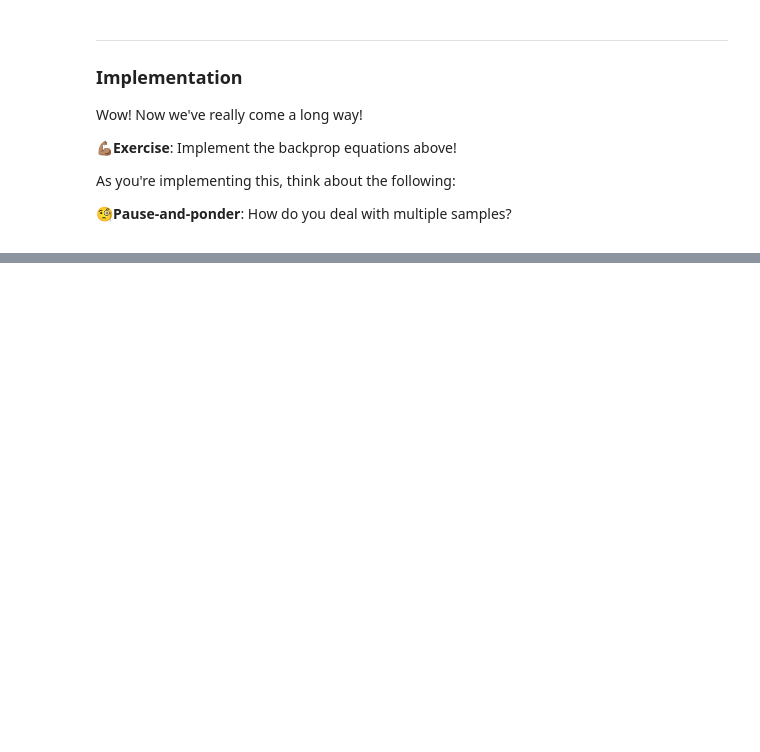
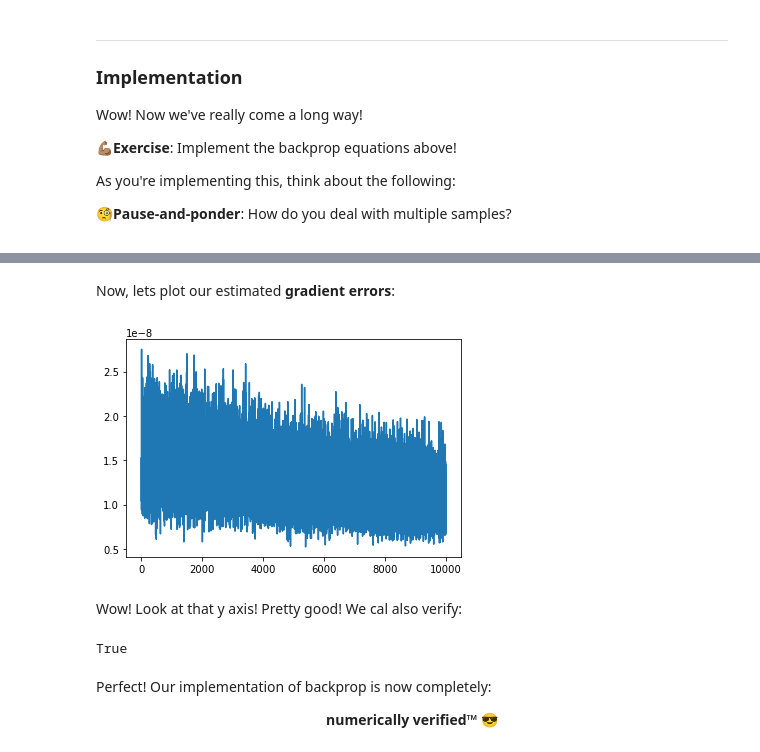
Before and after one commit to diego898/ds5440-fall-2020, a Jupyter notebook: nbs/NN-Walkthrough.ipynb, the cells around one changed output, grey strips where cells are left out. Drawn from its saved outputs; the diff is of its cells as text; code cells hidden in the pictures; blank space fills up the shorter version.

```diff
--- a/nbs/NN-Walkthrough.ipynb
+++ b/nbs/NN-Walkthrough.ipynb
@@ -1868,0 +1986,3 @@ This implementation follows the details of:
+# %%
+deltas = []
+deltas.append(delta_L)
@@ -1868,0 +1991,5 @@ This implementation follows the details of:
+# %%
+# calculate bias update
+dc_db_l = # EDIT HERE
+bias_updates = [dc_db_l] + bias_updates
+dc_db_l.shape
@@ -1868,0 +2000,5 @@ This implementation follows the details of:
+# %%
+# calcualte weight updates
+dc_dw_l = # EDIT HERE
+weight_updates = [dc_dw_l] + weight_updates
+dc_dw_l.shape
@@ -1868,0 +2621,16 @@ This implementation follows the details of:
+# %% [markdown]
+Now, lets plot our estimated **gradient errors**:
+# %%
+plt.plot(grad_errors);
+# %% [output]
+[figure, added]
+# %% [markdown]
+Wow! Look at that y axis! Pretty good! We cal also verify:
+# %%
+(np.array(grad_errors) < epsilon).all()
+# %% [output]
+True
+# %% [markdown]
+Perfect! Our implementation of backprop is now completely:
+
+<center><strong>numerically verified™ 😎</strong></center>
```
Also changed, not shown: parts of 197 cells of this notebook.
